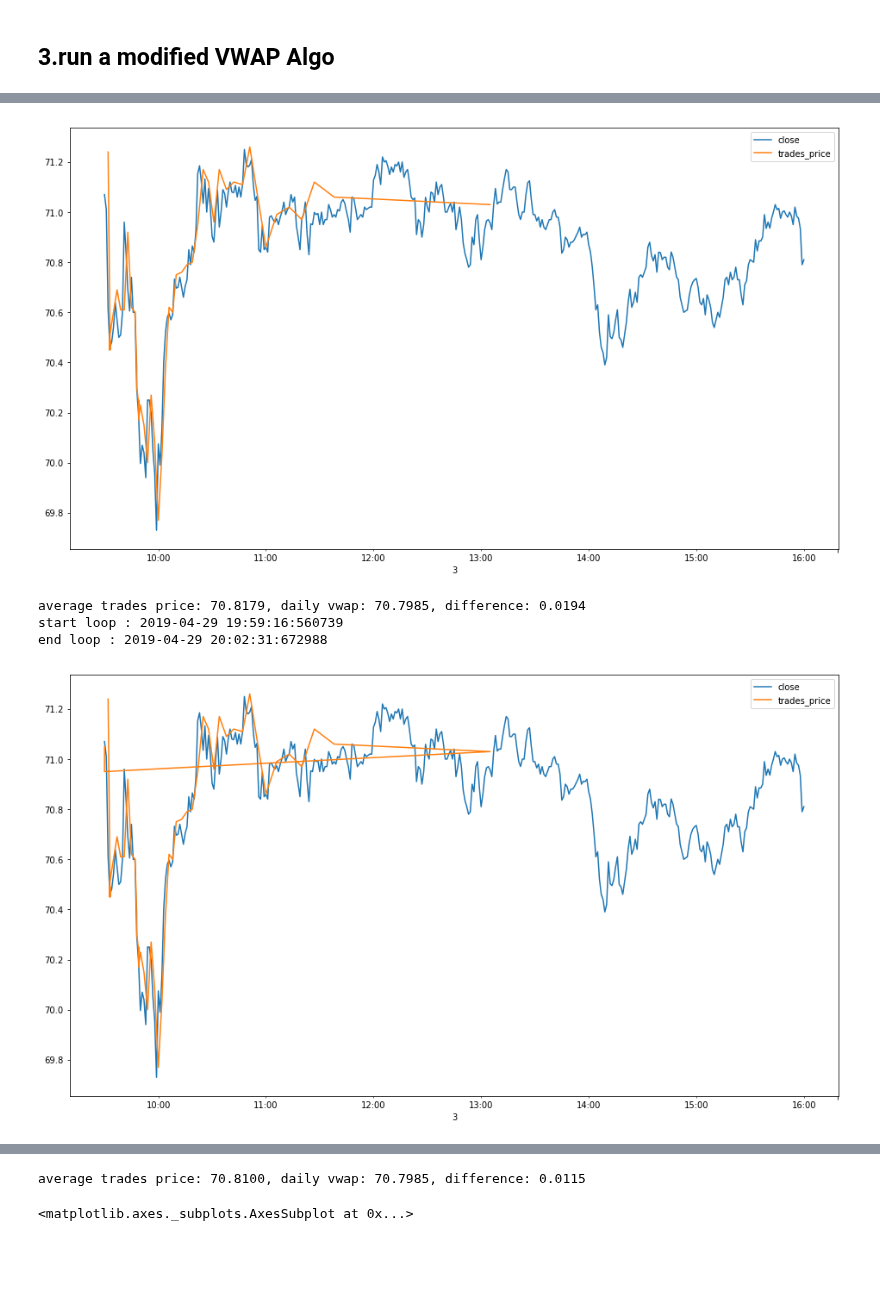
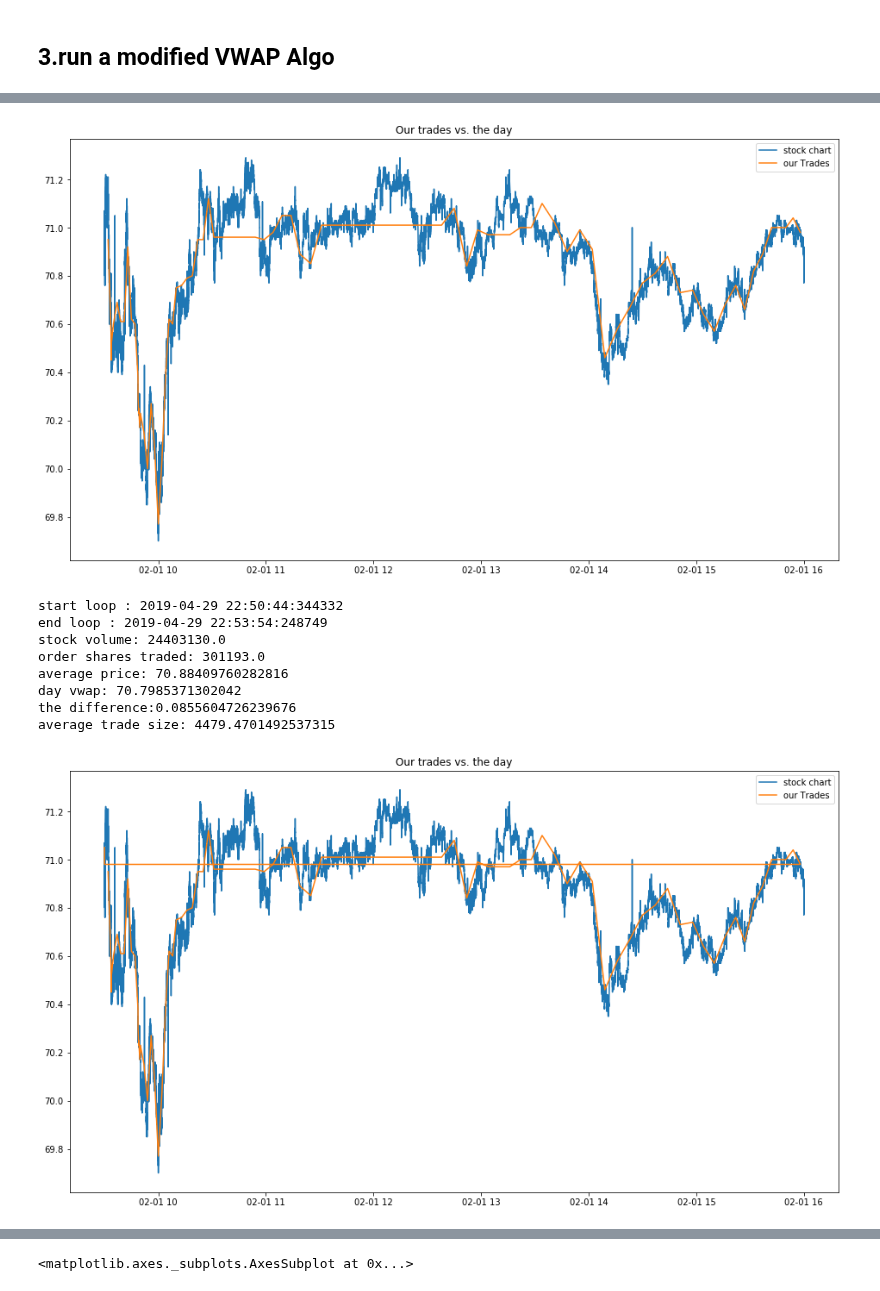
Before and after one commit to franklili3/Python-for-Finance-Engineering, a Jupyter notebook: homework4/homework4.ipynb, the cells around one changed output, grey strips where cells are left out. Drawn from its saved outputs; the diff is of its cells as text; code cells hidden in the pictures; blank space fills up the shorter version.

Commit message:
add limit price

```diff
--- a/homework4/homework4.ipynb
+++ b/homework4/homework4.ipynb
@@ -347,7 +360,7 @@ for n in (1, 2):
                 # now check to see if we have an order open?
                 if passive_order_live:
                     # has our order been hit?
-                    if ( order_side == 'b' and last_price <= passive_order_price ) or ( order_side == 's' and last_price >= passive_order_price):
+                    if ( (order_side == 'b') and (last_price <= passive_order_price )) or ( (order_side == 's') and (last_price >= passive_order_price)):
                         # we have a trade
                         new_trade_quantity = min( last_quantity, passive_order_quantity )
                         trades_arr.append( ( last_price, new_trade_quantity, current_bar, index ) )
@@ -370,9 +383,9 @@ for n in (1, 2):
 
                 # assume you can execute the full size across spread
                 new_trade_quantity = quantity_behind
-                if ( order_side == 'b' ):
+                if ( (order_side == 'b')  and (limit_price >= last_price)):
                     new_trade_price = offer_price
-                else:
+                elif((order_side == 's') and (limit_price <= last_price)):
                     new_trade_price = bid_price
 
                 # do we have a valid last trade price? if not, we should skip, because market data is bad.
@@ -398,17 +411,26 @@ for n in (1, 2):
 
         # looping done
         show_time( 'end loop' )
-        minute_data['close'].plot(figsize=(16,9))
-        trades_df = pd.DataFrame(trades_arr)
-        trades_df = trades_df.set_index(3)
-        trades_df.columns = ['trades_price', 'trades_quantity', 'current_bar']
-        trades_df['trades_price'].plot(figsize=(16,9))
+        # Now, let's look at some stats
+        #trades = trades.dropna()
+
+        trades_df = pd.DataFrame( trades_arr, columns=[ 'trade_price', 'trade_qty', 'bar', 'time' ] )
+        trades_df.index = pd.to_datetime( trades_df[ 'time' ] )
+        trades_df = trades_df.drop( columns = ['time'] )
+        day_vwap = vwap_numerator / total_volume
+        print( 'stock volume: ' + str( total_volume ) )
+        print( 'order shares traded: ' + str( quantity_filled ) )
+        avg_price = (trades_df[ 'trade_price' ] * trades_df[ 'trade_qty' ]).sum() / trades_df[ 'trade_qty' ].sum()
+        print( 'average price: ' + str( avg_price ) )
+        print( 'day vwap: ' + str( day_vwap ) )
+        print('the difference:' + str(avg_price - day_vwap))
+        print( 'average trade size: ' + str( trades_df[ 'trade_qty' ].mean() ) )
+        fig, ax1 = plt.subplots( figsize = ( 16, 9 ) )
+        ax1.plot( daytrades[ 'trade_price' ], label = 'stock chart' )
+        ax1.plot( trades_df[ 'trade_price' ], label = 'our Trades' )
+        plt.title( 'Our trades vs. the day' )
         plt.legend()
         plt.show()
-        average_trades_price = trades_amount / quantity_filled
-        daily_vwap = vwap_numerator / total_volume
-        diff_average_trades_price_daily_vwap = average_trades_price - daily_vwap
-        print('average trades price: {0:.4f}, daily vwap: {1:.4f}, difference: {2:.4f}'.format(average_trades_price, daily_vwap, diff_average_trades_price_daily_vwap))
 
 tolerance_threshold = 1000
 for order_side in ('b', 's'):
@@ -444,7 +466,7 @@ for order_side in ('b', 's'):
             # now check to see if we have an order open?
             if passive_order_live:
                 # has our order been hit?
-                if ( order_side == 'b' and last_price <= passive_order_price and limit_price >= last_price) or ( order_side == 's' and last_price >= passive_order_price and limit_price <= last_price):
+                if ( (order_side == 'b') and (last_price <= passive_order_price) and (limit_price >= last_price)) or ( (order_side == 's') and (last_price >= passive_order_price) and (limit_price <= last_price)):
                     # we have a trade
                     new_trade_quantity = min( last_quantity, passive_order_quantity )
                     trades_arr.append( ( last_price, new_trade_quantity, current_bar, index ) )
@@ -467,9 +489,9 @@ for order_side in ('b', 's'):
 
             # assume you can execute the full size across spread
             new_trade_quantity = quantity_behind
-            if ( order_side == 'b' ):
+            if ( order_side == 'b') and (limit_price >= last_price):
                 new_trade_price = offer_price
-            else:
+            elif(order_side == 's' ) and (limit_price <= last_price):
                 new_trade_price = bid_price
 
             # do we have a valid last trade price? if not, we should skip, because market data is bad.
@@ -495,15 +517,21 @@ for order_side in ('b', 's'):
 
     # looping done
     show_time( 'end loop' )
-    minute_data['close'].plot(figsize=(16,9))
-    trades_df = pd.DataFrame(trades_arr)
-    trades_df = trades_df.set_index(3)
-    trades_df.columns = ['trades_price', 'trades_quantity', 'current_bar']
-    trades_df['trades_price'].plot(figsize=(16,9))
+    trades_df = pd.DataFrame( trades_arr, columns=[ 'trade_price', 'trade_qty', 'bar', 'time' ] )
+    trades_df.index = pd.to_datetime( trades_df[ 'time' ] )
+    trades_df = trades_df.drop( columns = ['time'] )
+    day_vwap = vwap_numerator / total_volume
+    print( 'stock volume: ' + str( total_volume ) )
+    print( 'order shares traded: ' + str( quantity_filled ) )
+    avg_price = (trades_df[ 'trade_price' ] * trades_df[ 'trade_qty' ]).sum() / trades_df[ 'trade_qty' ].sum()
+    print( 'average price: ' + str( avg_price ) )
+    print( 'day vwap: ' + str( day_vwap ) )
+    print('the difference:' + str(avg_price - day_vwap))
+    print( 'average trade size: ' + str( trades_df[ 'trade_qty' ].mean() ) )
+    fig, ax1 = plt.subplots( figsize = ( 16, 9 ) )
+    ax1.plot( daytrades[ 'trade_price' ], label = 'stock chart' )
+    ax1.plot( trades_df[ 'trade_price' ], label = 'our Trades' )
+    plt.title( 'Our trades vs. the day' )
     plt.legend()
     plt.show()
-    average_trades_price = trades_amount / quantity_filled
-    daily_vwap = vwap_numerator / total_volume
-    diff_average_trades_price_daily_vwap = average_trades_price - daily_vwap
-    print('average trades price: {0:.4f}, daily vwap: {1:.4f}, difference: {2:.4f}'.format(average_trades_price, daily_vwap, diff_average_trades_price_daily_vwap))
 # %% [output]
@@ -512,5 +546,10 @@ end loop : 2019-04-29 19:59:15:808136
-[figure, old version]
+[figure, new version]
-average trades price: 70.8179, daily vwap: 70.7985, difference: 0.0194
-start loop : 2019-04-29 19:59:16:560739
-end loop : 2019-04-29 20:02:31:672988
+start loop : 2019-04-29 22:50:44:344332
+end loop : 2019-04-29 22:53:54:248749
+stock volume: 24403130.0
+order shares traded: 301193.0
+average price: 70.88409760282816
+day vwap: 70.7985371302042
+the difference:0.0855604726239676
+average trade size: 4479.4701492537315
-[figure, old version]
+[figure, new version]
@@ -533,4 +592,3 @@ end loop : 2019-04-29 20:15:50:220500
-average trades price: 70.8100, daily vwap: 70.7985, difference: 0.0115
 # %%
 trades_df = pd.DataFrame(trades_arr)
 # %%
```
Also changed, not shown: parts of 8 cells of this notebook.
